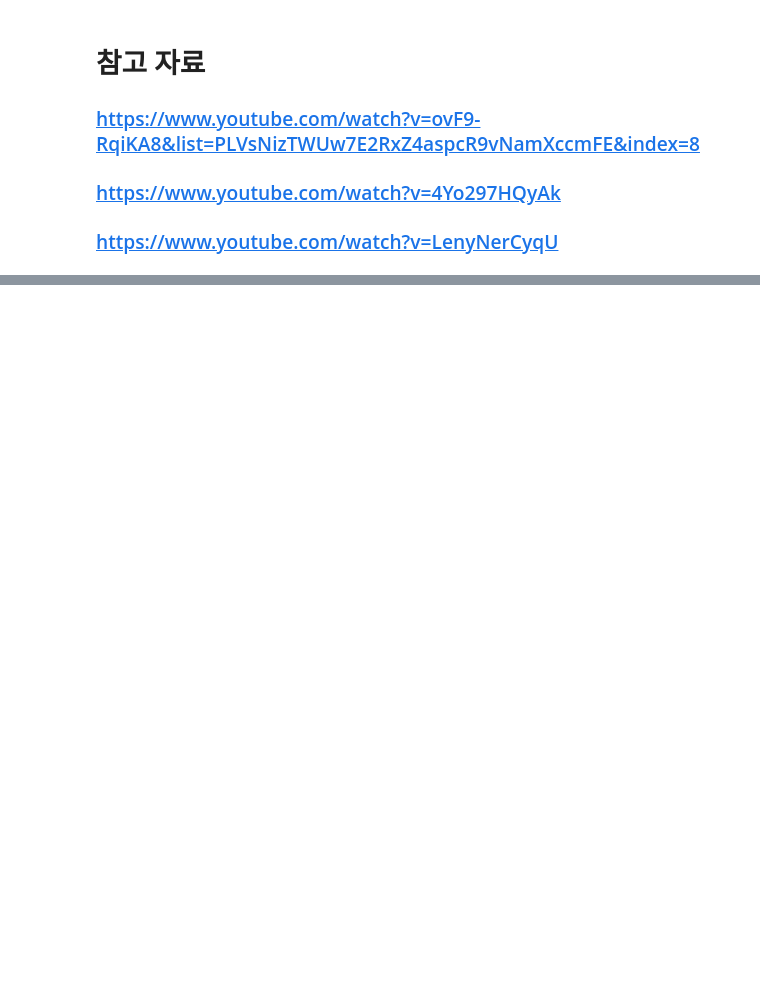
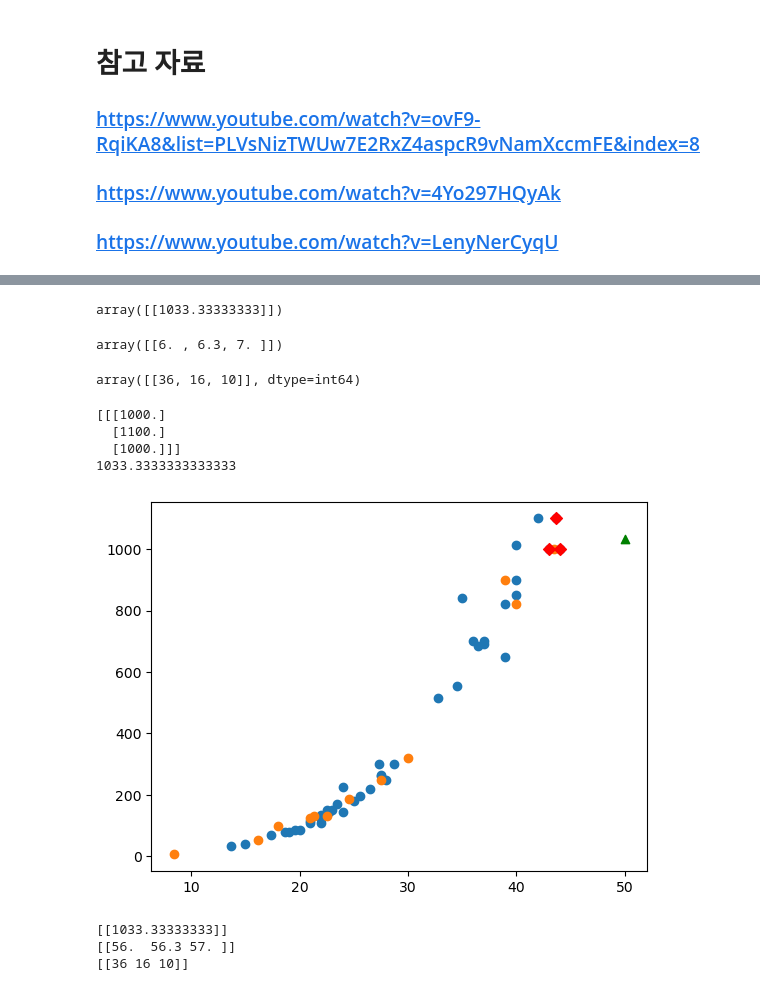
Before and after one commit to choiwinner/Machine_Learning, a Jupyter notebook: LinearRegression/LinearRegression.ipynb, the cells around one changed output, grey strips where cells are left out. Saved outputs shown, nothing was run; the diff lists cells and outputs as text; code cells hidden in the pictures; blank space fills up the shorter version.

```diff
--- a/LinearRegression/LinearRegression.ipynb
+++ b/LinearRegression/LinearRegression.ipynb
@@ -426,0 +26,8 @@ plt.show()
+# %%
+from sklearn.neighbors import KNeighborsRegressor
+knr=KNeighborsRegressor(n_neighbors=3) #hyperparameter, K value
+# %%
+from sklearn.model_selection import train_test_split
+from sklearn.metrics import mean_absolute_error,mean_squared_error,root_mean_squared_error
+
+train_input,test_input,train_target,test_target=train_test_split(perch_length.reshape(-1,1),perch_weight.reshape(-1,1),test_size=0.2,random_state=42)
@@ -426,0 +54,2 @@ plt.show()
+# %%
+knr.fit(train_input,train_target)
@@ -426,0 +142,48 @@ plt.show()
+# %%
+knr.predict([[50]])
+# %% [output]
+array([[1033.33333333]])
+# %%
+#50cm의 농어의 이웃을 구합니다.
+distance,index=knr.kneighbors([[50]])
+# %%
+distance
+# %% [output]
+array([[6. , 6.3, 7. ]])
+# %%
+index
+# %% [output]
+array([[36, 16, 10]], dtype=int64)
+# %%
+#50cm 농어의 이웃(3개)의 무게값 확인
+print(train_target[index])
+#50cm 농어의 이웃(3개)의 무게 평균값 확인
+average=np.mean(train_target[index])
+print(average)
+# %% [output]
+[[[1000.]
+  [1100.]
+  [1000.]]]
+1033.3333333333333
+# %%
+#전체 농어 산점도 그리기
+plt.scatter(train_input,train_target)
+plt.scatter(test_input,test_target)
+#50g의 이웃 산점도 그리기(3개) - Red Diamond
+plt.scatter(train_input[index],train_target[index],marker='D',c='r')
+#50g의 산점도 그리기 - ^ Green
+plt.scatter([50],knr.predict([[50]]),marker='^',c='g')
+plt.show()
+# %% [output]
+[figure, added]
+# %%
+#100cm의 농어의 무게를 구합니다.
+print(knr.predict([[100]]))
+#100cm의 농어의 이웃을 구합니다.
+distance,index=knr.kneighbors([[100]])
+print(distance)
+print(index)
+# %% [output]
+[[1033.33333333]]
+[[56.  56.3 57. ]]
+[[36 16 10]]
```
Also changed, not shown: parts of 102 cells of this notebook, 19 other files.
